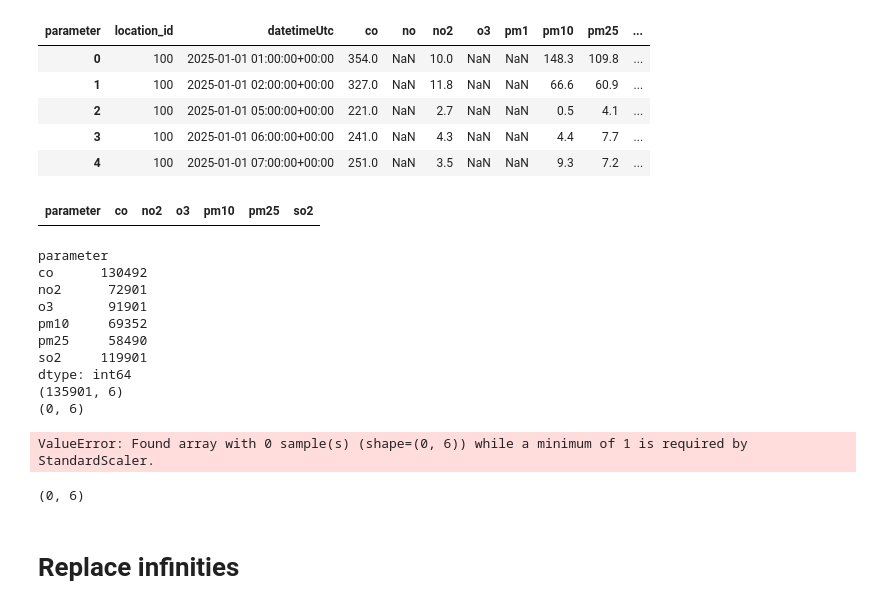
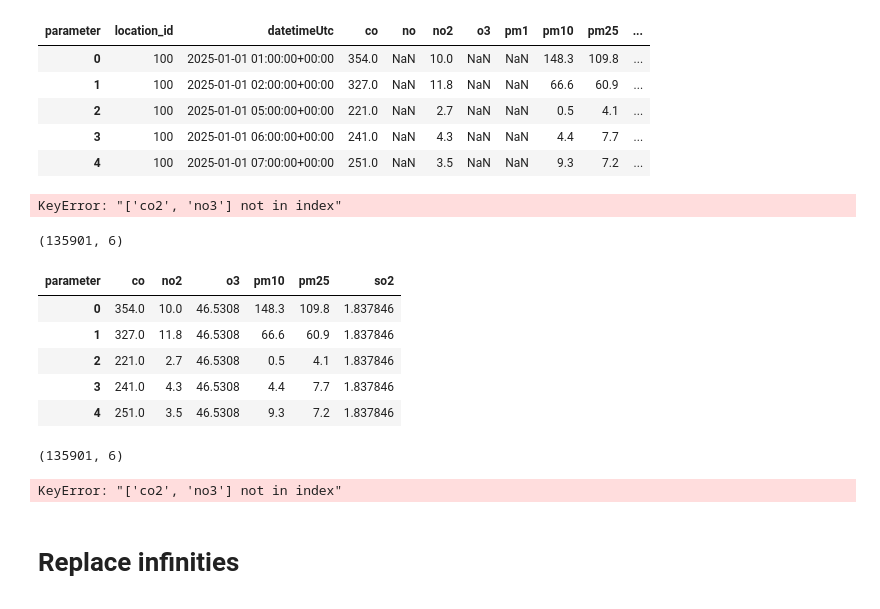
Before and after one commit to Abdullah2265Habib/The-Urban-Environmental-Intelligence-Challenge, a Jupyter notebook: notebook.ipynb, the cells around one changed output. Saved outputs shown, nothing was run; the diff lists cells and outputs as text; code cells hidden in the pictures.

```diff
--- a/notebook.ipynb
+++ b/notebook.ipynb
@@ -84,31 +84,29 @@ df_wide.head()
 | 3 | 100 | 2025-01-01 06:00:00+00:00 | 241.0 | NaN | 4.3 | NaN | NaN | 4.4 | 7.7 | ... |
 | 4 | 100 | 2025-01-01 07:00:00+00:00 | 251.0 | NaN | 3.5 | NaN | NaN | 9.3 | 7.2 | ... |
 # %%
-features = ["co", "no2", "o3", "pm10", "pm25", "so2"]
-df_pca = df_wide[features].dropna()
+features = ["co2", "no3", "temperature", "pm10", "pm25", "relativehumidity"]
+df_pca = df_wide[features].fillna(df_wide[features].mean())
 df_pca.head()
 # %% [output]
-| parameter | co | no2 | o3 | pm10 | pm25 | so2 |
+KeyError: "['co2', 'no3'] not in index"
 # %%
 print(df_wide[features].isna().sum())
 print(df_wide[features].shape)
 print(df_wide[features].dropna().shape)
-# %% [output]
-parameter
-co      130492
-no2      72901
-o3       91901
-pm10     69352
-pm25     58490
-so2     119901
-dtype: int64
-(135901, 6)
-(0, 6)
+# %%
+print(df_pca.shape)
+df_pca.head()
+# %% [output]
+(135901, 6)
+| parameter | co | no2 | o3 | pm10 | pm25 | so2 |
+| 0 | 354.0 | 10.0 | 46.5308 | 148.3 | 109.8 | 1.837846 |
+| 1 | 327.0 | 11.8 | 46.5308 | 66.6 | 60.9 | 1.837846 |
+| 2 | 221.0 | 2.7 | 46.5308 | 0.5 | 4.1 | 1.837846 |
+| 3 | 241.0 | 4.3 | 46.5308 | 4.4 | 7.7 | 1.837846 |
+| 4 | 251.0 | 3.5 | 46.5308 | 9.3 | 7.2 | 1.837846 |
 # %%
 scaler = StandardScaler()
 X_scaled = scaler.fit_transform(df_pca)
-# %% [output]
-ValueError: Found array with 0 sample(s) (shape=(0, 6)) while a minimum of 1 is required by StandardScaler.
 # %%
 pca = PCA(n_components=2)
 principal_components = pca.fit_transform(X_scaled)
@@ -117,10 +115,12 @@ df_pca_result = pd.DataFrame(principal_components,columns=["PC1", "PC2"])
 # %%
 print(df_pca.shape)
 # %% [output]
-(0, 6)
+(135901, 6)
 # %%
-features = ["co", "no2", "o3", "pm10", "pm25", "so2"]
+features = ["co2", "no3", "temperature", "pm10", "pm25", "relativehumidity"]
 df_pca = df_wide[features].copy()
+# %% [output]
+KeyError: "['co2', 'no3'] not in index"
 # %% [markdown]
 # Replace infinities
 # %%
```
Also changed, not shown: parts of 4 cells of this notebook.
